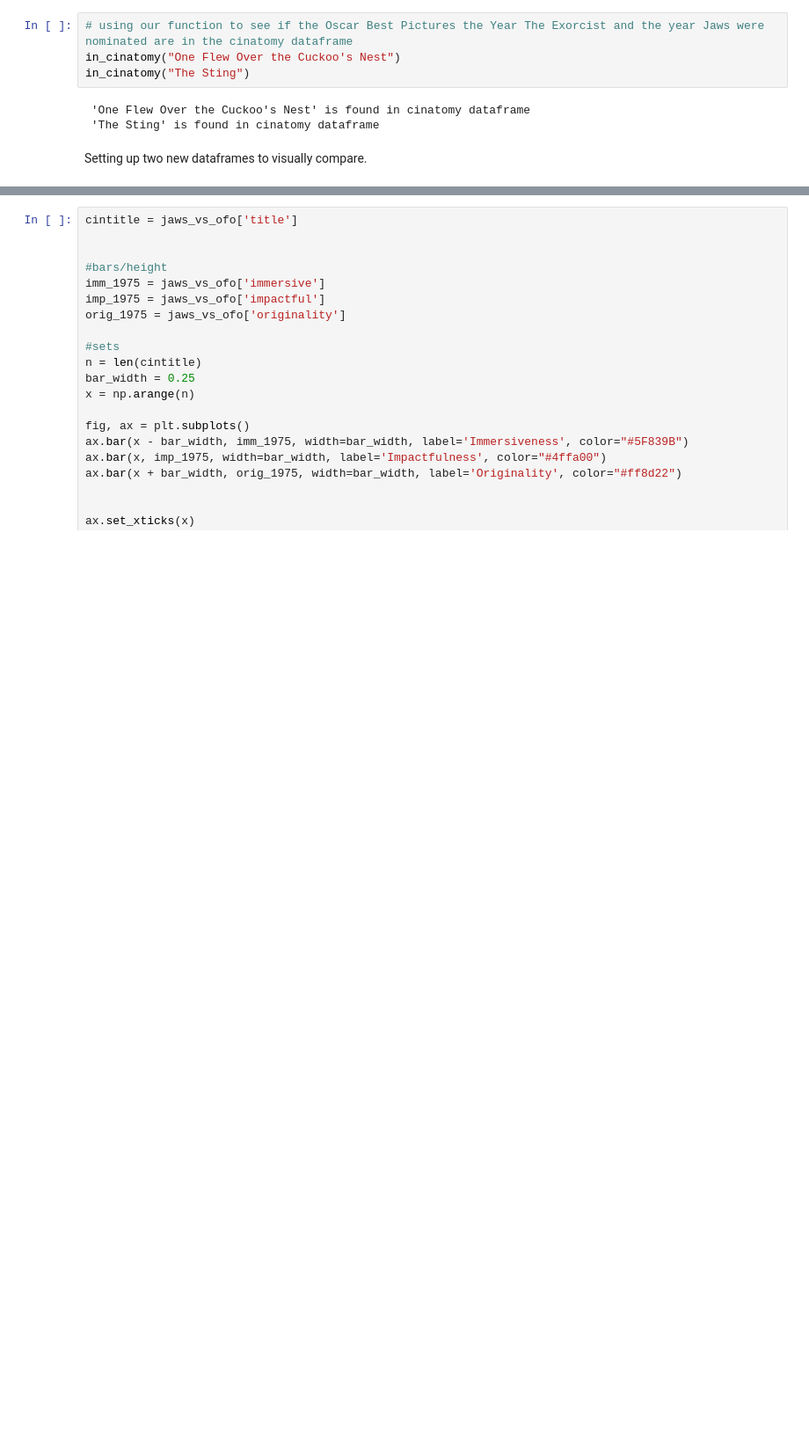
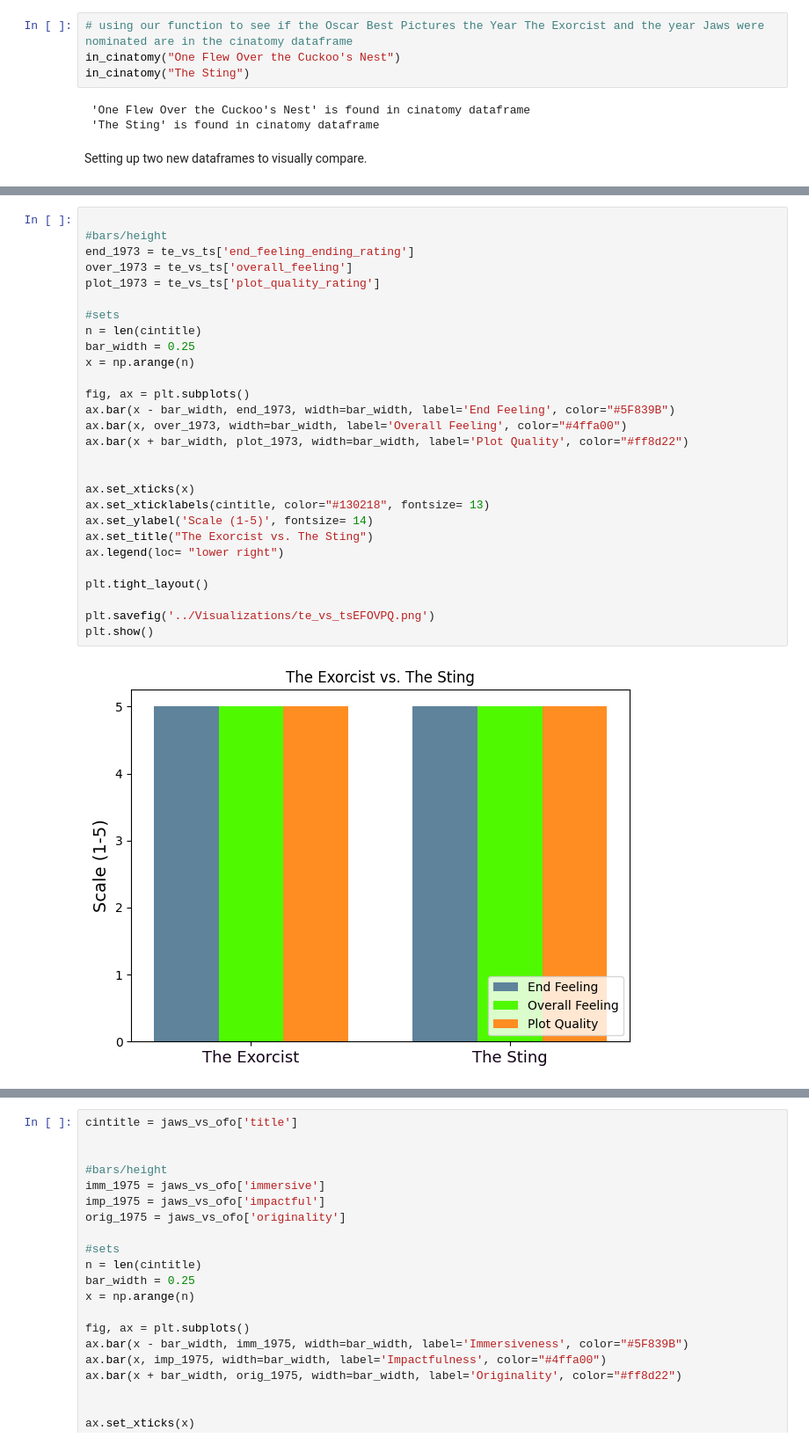
Before and after one commit to JessicaLindsey5514/The_Perfect_Horror_Movie, a Jupyter notebook: Notebooks/perfect_horror_movie.ipynb, the cells around one changed output, grey strips where cells are left out. Shown at 88% size. Drawn from its saved outputs; the diff is of its cells as text; blank space fills up the shorter version.

```diff
--- a/Notebooks/perfect_horror_movie.ipynb
+++ b/Notebooks/perfect_horror_movie.ipynb
@@ -1838,0 +1870,30 @@ te_vs_ts = pd.concat([te_occurence, ts_occurence], axis=0)
+# %%
+
+#bars/height
+end_1973 = te_vs_ts['end_feeling_ending_rating']
+over_1973 = te_vs_ts['overall_feeling']
+plot_1973 = te_vs_ts['plot_quality_rating']
+
+#sets
+n = len(cintitle)
+bar_width = 0.25
+x = np.arange(n)
+
+fig, ax = plt.subplots()
+ax.bar(x - bar_width, end_1973, width=bar_width, label='End Feeling', color="#5F839B")
+ax.bar(x, over_1973, width=bar_width, label='Overall Feeling', color="#4ffa00")
+ax.bar(x + bar_width, plot_1973, width=bar_width, label='Plot Quality', color="#ff8d22")
+
+
+ax.set_xticks(x)
+ax.set_xticklabels(cintitle, color="#130218", fontsize= 13)
+ax.set_ylabel('Scale (1-5)', fontsize= 14)
+ax.set_title("The Exorcist vs. The Sting")
+ax.legend(loc= "lower right")
+
+plt.tight_layout()
+
+plt.savefig('../Visualizations/te_vs_tsEFOVPQ.png')
+plt.show()
+# %% [output]
+[figure, added]
```
Also changed, not shown: parts of 13 cells of this notebook, 7 other files.
